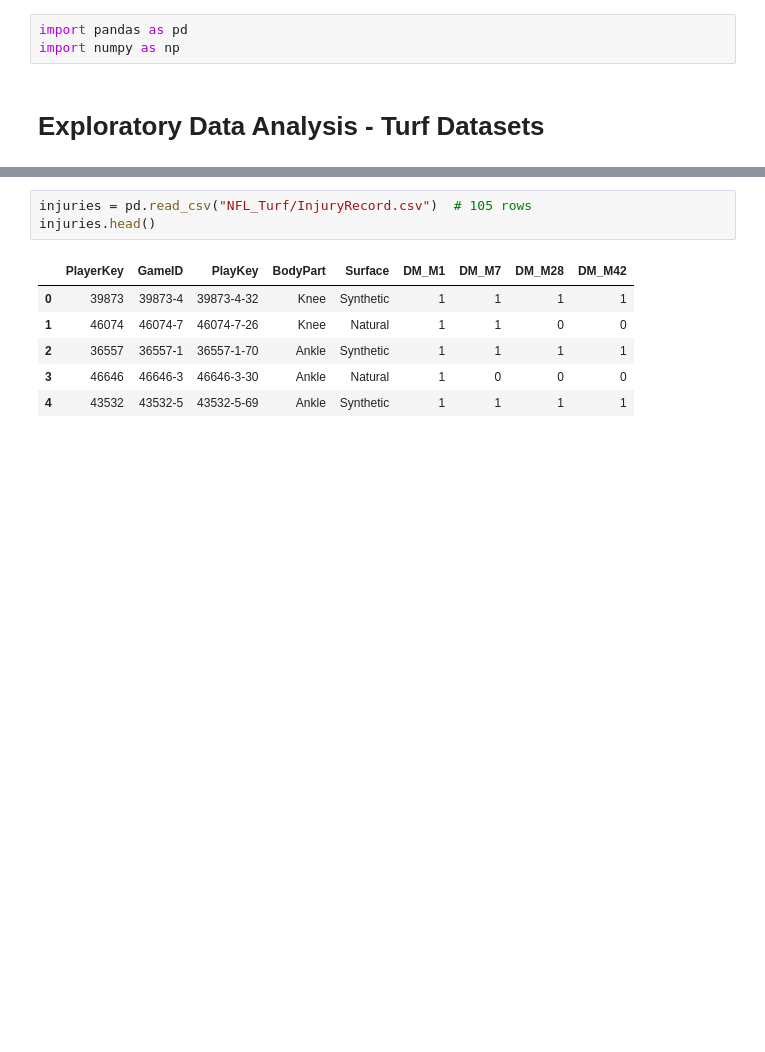
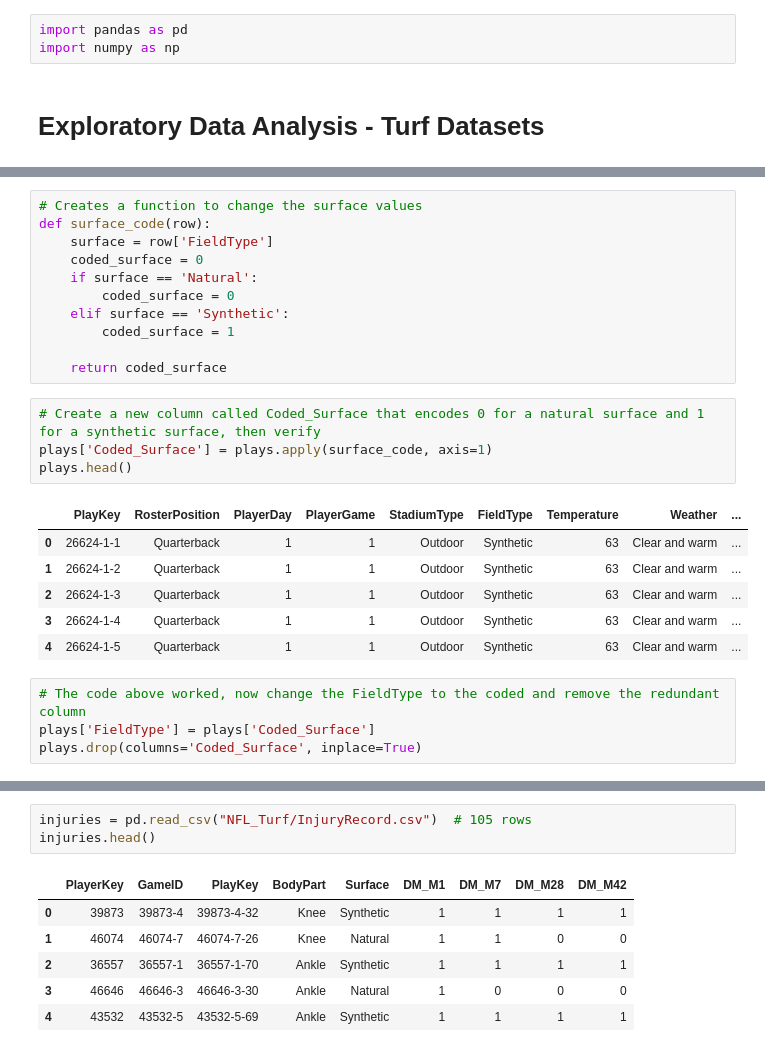
Before and after one commit to agaffney-hub/final-capstone, a Jupyter notebook: EDA.ipynb, the cells around one changed output, grey strips where cells are left out. Saved outputs shown, nothing was run; the diff lists cells and outputs as text; blank space fills up the shorter version.

```diff
--- a/EDA.ipynb
+++ b/EDA.ipynb
@@ -5,0 +70,26 @@ import numpy as np
+# %%
+# Creates a function to change the surface values
+def surface_code(row):
+    surface = row['FieldType']
+    coded_surface = 0
+    if surface == 'Natural':
+        coded_surface = 0
+    elif surface == 'Synthetic':
+        coded_surface = 1
+
+    return coded_surface
+# %%
+# Create a new column called Coded_Surface that encodes 0 for a natural surface and 1 for a synthetic surface, then verify
+plays['Coded_Surface'] = plays.apply(surface_code, axis=1)
+plays.head()
+# %% [output]
+|  | PlayKey | RosterPosition | PlayerDay | PlayerGame | StadiumType | FieldType | Temperature | Weather | ... |
+| 0 | 26624-1-1 | Quarterback | 1 | 1 | Outdoor | Synthetic | 63 | Clear and warm | ... |
+| 1 | 26624-1-2 | Quarterback | 1 | 1 | Outdoor | Synthetic | 63 | Clear and warm | ... |
+| 2 | 26624-1-3 | Quarterback | 1 | 1 | Outdoor | Synthetic | 63 | Clear and warm | ... |
+| 3 | 26624-1-4 | Quarterback | 1 | 1 | Outdoor | Synthetic | 63 | Clear and warm | ... |
+| 4 | 26624-1-5 | Quarterback | 1 | 1 | Outdoor | Synthetic | 63 | Clear and warm | ... |
+# %%
+# The code above worked, now change the FieldType to the coded and remove the redundant column
+plays['FieldType'] = plays['Coded_Surface']
+plays.drop(columns='Coded_Surface', inplace=True)
```
Also changed, not shown: parts of 97 cells of this notebook.
